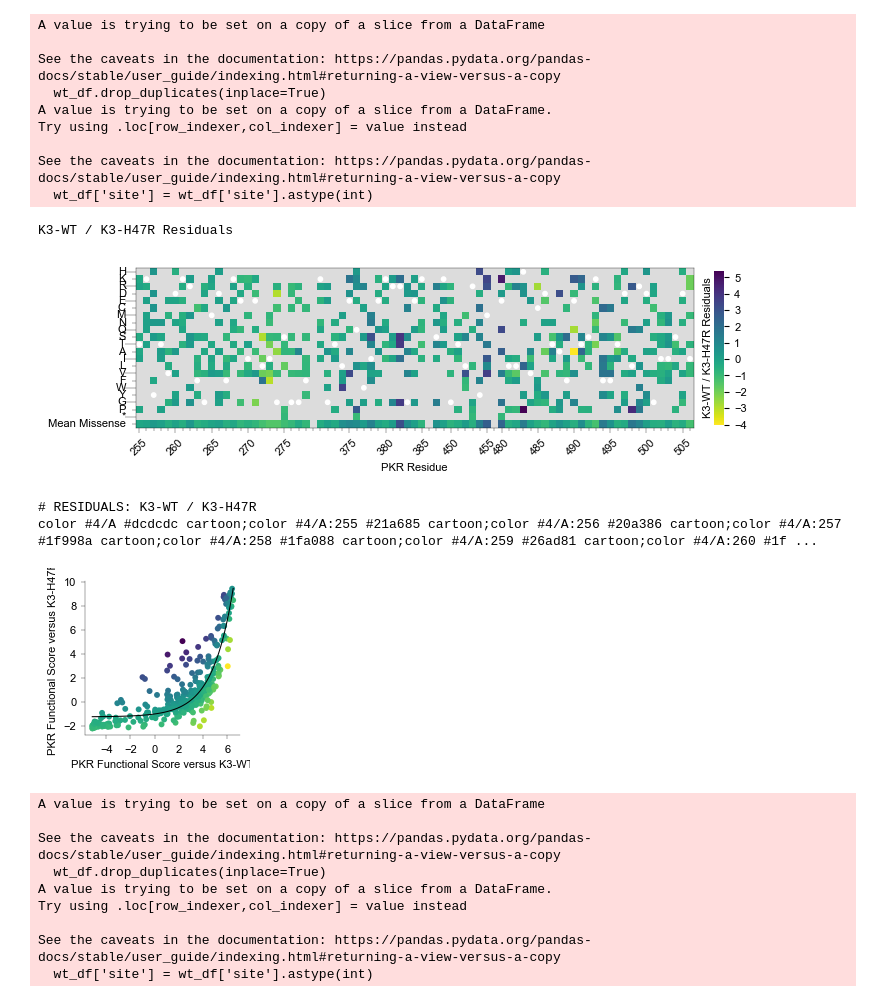
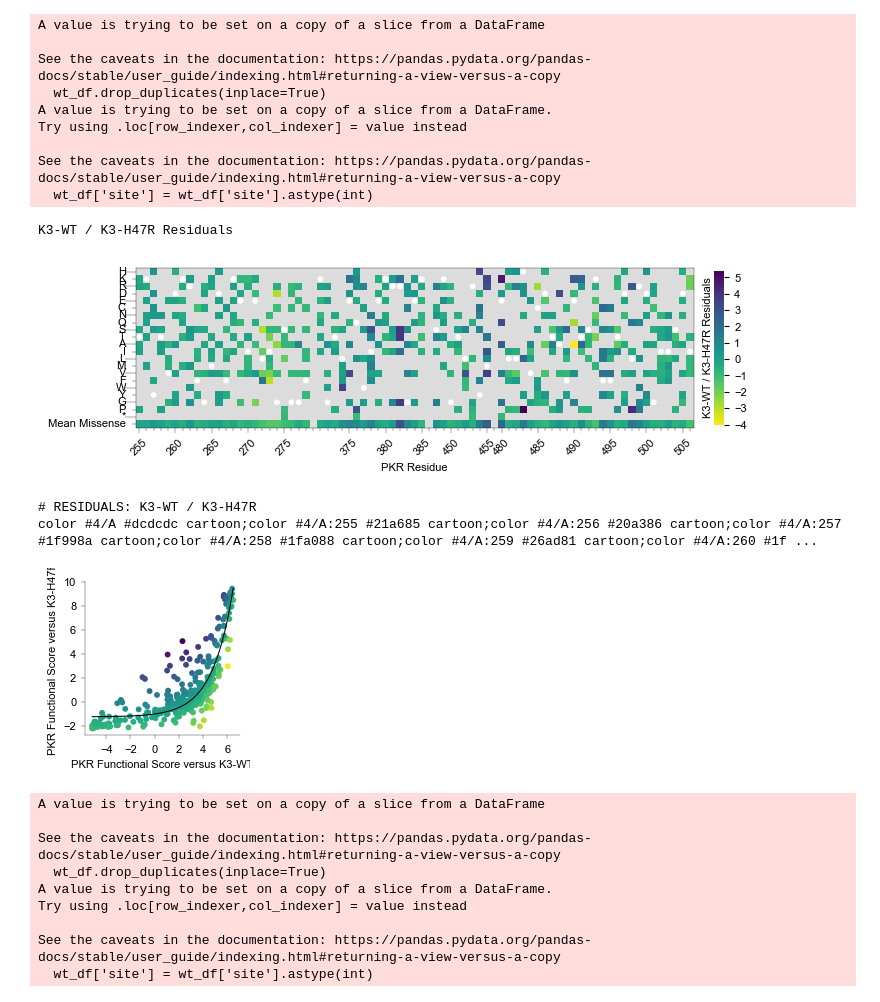
Before and after one commit to greenkidneybean/dms_human_pkr, a Jupyter notebook: workflow/notebooks/figure_residuals.ipynb, the cells around one changed output. Saved outputs shown, nothing was run; the diff lists cells and outputs as text; code cells hidden in the pictures.

```diff
--- a/workflow/notebooks/figure_residuals.ipynb
+++ b/workflow/notebooks/figure_residuals.ipynb
@@ -30,7 +30,7 @@ y_name = "K3Δ58"
 
 # CALCULATIONS
 # + H-K, - D-E, Polar-neutral C-T, Non-polar A-V, Aromatic F-Y, Unique G-P, Stop *
-aa_list = ['H','K','R','D','E','C','M','N','Q','S','T','A','I','L','V','F','W','Y','G','P','*']
+aa_list = ['H','K','R','D','E','C','N','Q','S','T','A','I','L','M','V','F','W','Y','G','P','*']
 aa_no_stops = aa_list.copy()
 aa_no_stops.remove("*")
 
@@ -220,7 +220,7 @@ for spine in g.spines.values():
 #plt.rcParams['font.size'] = font_size
 
 # save plot
-plot_name = f'pkr-residuals_{x_name}_{y_name}_heatmap_{width_in}x{height_in}.svg'
+plot_name = f'pkr-residuals_{x_name}_{y_name}_heatmap_{width_in}x{height_in}_revised.svg'
 output_file = os.path.join(save_dir, plot_name)
 plt.savefig(output_file, bbox_inches='tight', format='svg', transparent=True)
 
@@ -337,7 +337,7 @@ y_name = "K3-H47R"
 
 # CALCULATIONS
 # + H-K, - D-E, Polar-neutral C-T, Non-polar A-V, Aromatic F-Y, Unique G-P, Stop *
-aa_list = ['H','K','R','D','E','C','M','N','Q','S','T','A','I','L','V','F','W','Y','G','P','*']
+aa_list = ['H','K','R','D','E','C','N','Q','S','T','A','I','L','M','V','F','W','Y','G','P','*']
 aa_no_stops = aa_list.copy()
 aa_no_stops.remove("*")
 
@@ -532,7 +532,7 @@ for spine in g.spines.values():
 #plt.rcParams['font.size'] = font_size
 
 # save figure
-plot_name = f'pkr-residuals_{x_name}_{y_name}_heatmap_{width_in}x{height_in}.svg'
+plot_name = f'pkr-residuals_{x_name}_{y_name}_heatmap_{width_in}x{height_in}_revised.svg'
 output_file = os.path.join(save_dir, plot_name)
 plt.savefig(output_file, bbox_inches='tight', format='svg', transparent=True)
 
@@ -607,34 +607,34 @@ plt.plot(x_dense, fitted_curve, color='black', label='Curve of Best Fit', linewi
 ax.spines['top'].set_visible(False)
 ax.spines['right'].set_visible(False)
 ax.spines['left'].set_linewidth(stroke)
 ax.spines['bottom'].set_linewidth(stroke)
 
 # Set tick parameters
 ax.tick_params(axis='both', which='both', direction='out', length=3, width=stroke)
 
 # Set font properties for axis labels
 ax.set_xlabel(f'PKR Functional Score versus {x_name}', fontsize=font_size, fontname=font_name)
 ax.set_ylabel(f'PKR Functional Score versus {y_name}', fontsize=font_size, fontname=font_name)
 
 # Set tick marks and labels every 5 units
 ax.xaxis.set_major_locator(ticker.MultipleLocator(2))
 ax.yaxis.set_major_locator(ticker.MultipleLocator(2))
 
 plot_name = f'pkr-residuals_{x_name}_{y_name}_scatterplot_{width_in}x{height_in}.svg'
 output_file = os.path.join(save_dir, plot_name)
 plt.savefig(output_file, bbox_inches='tight', format='svg', transparent=True)
 # %% [output]
 A value is trying to be set on a copy of a slice from a DataFrame
 
 See the caveats in the documentation: https://pandas.pydata.org/pandas-docs/stable/user_guide/indexing.html#returning-a-view-versus-a-copy
   wt_df.drop_duplicates(inplace=True)
 A value is trying to be set on a copy of a slice from a DataFrame.
 Try using .loc[row_indexer,col_indexer] = value instead
 
 See the caveats in the documentation: https://pandas.pydata.org/pandas-docs/stable/user_guide/indexing.html#returning-a-view-versus-a-copy
   wt_df['site'] = wt_df['site'].astype(int)
 K3-WT / K3-H47R Residuals
-[figure, old version]
+[figure, new version]
 # RESIDUALS: K3-WT / K3-H47R
 color #4/A #dcdcdc cartoon;color #4/A:255 #21a685 cartoon;color #4/A:256 #20a386 cartoon;color #4/A:257 #1f998a cartoon;color #4/A:258 #1fa088 cartoon;color #4/A:259 #26ad81 cartoon;color #4/A:260 #1f ...
 [figure]
```
Also changed, not shown: parts of 1 cell of this notebook, 50 other files.
